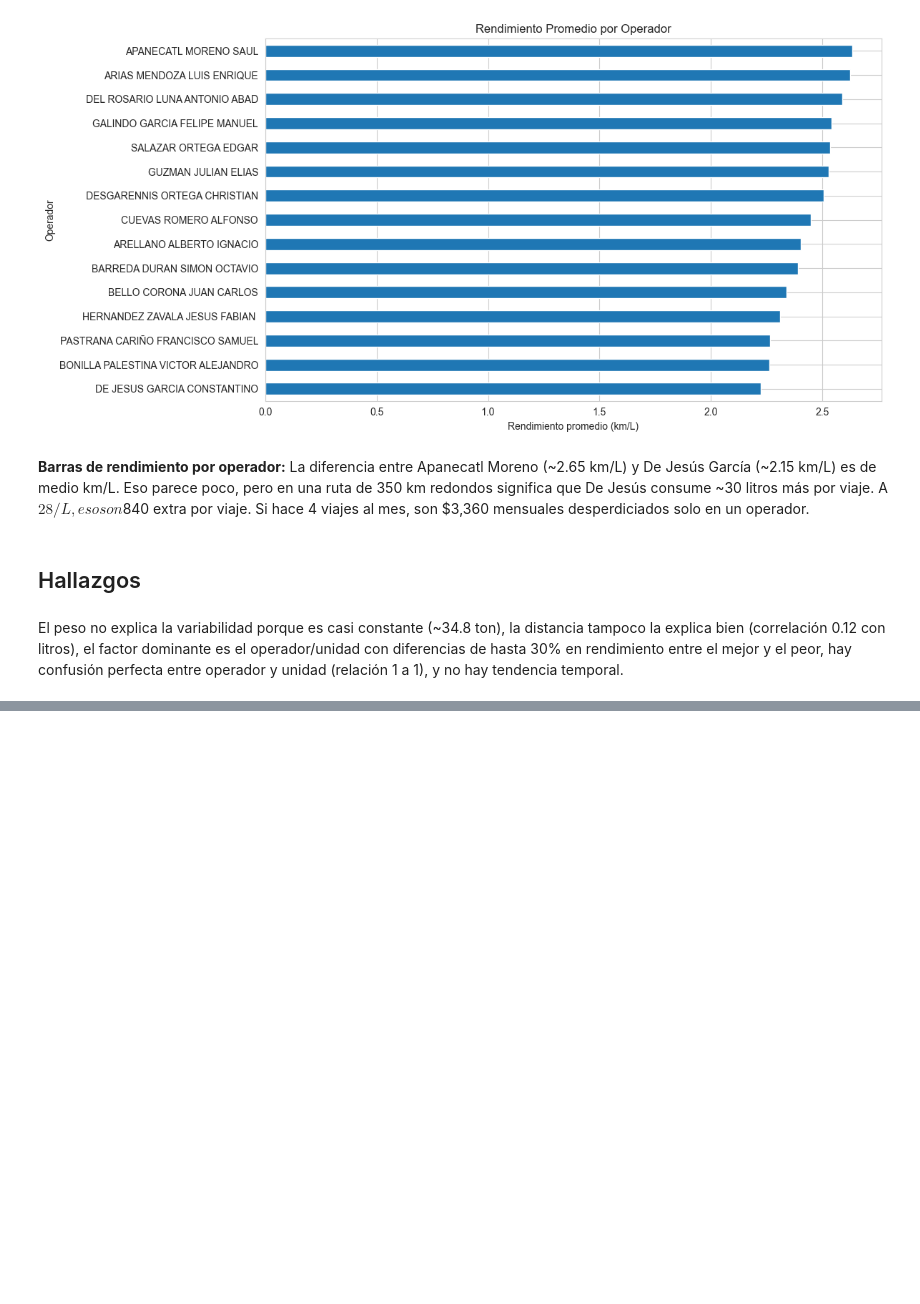
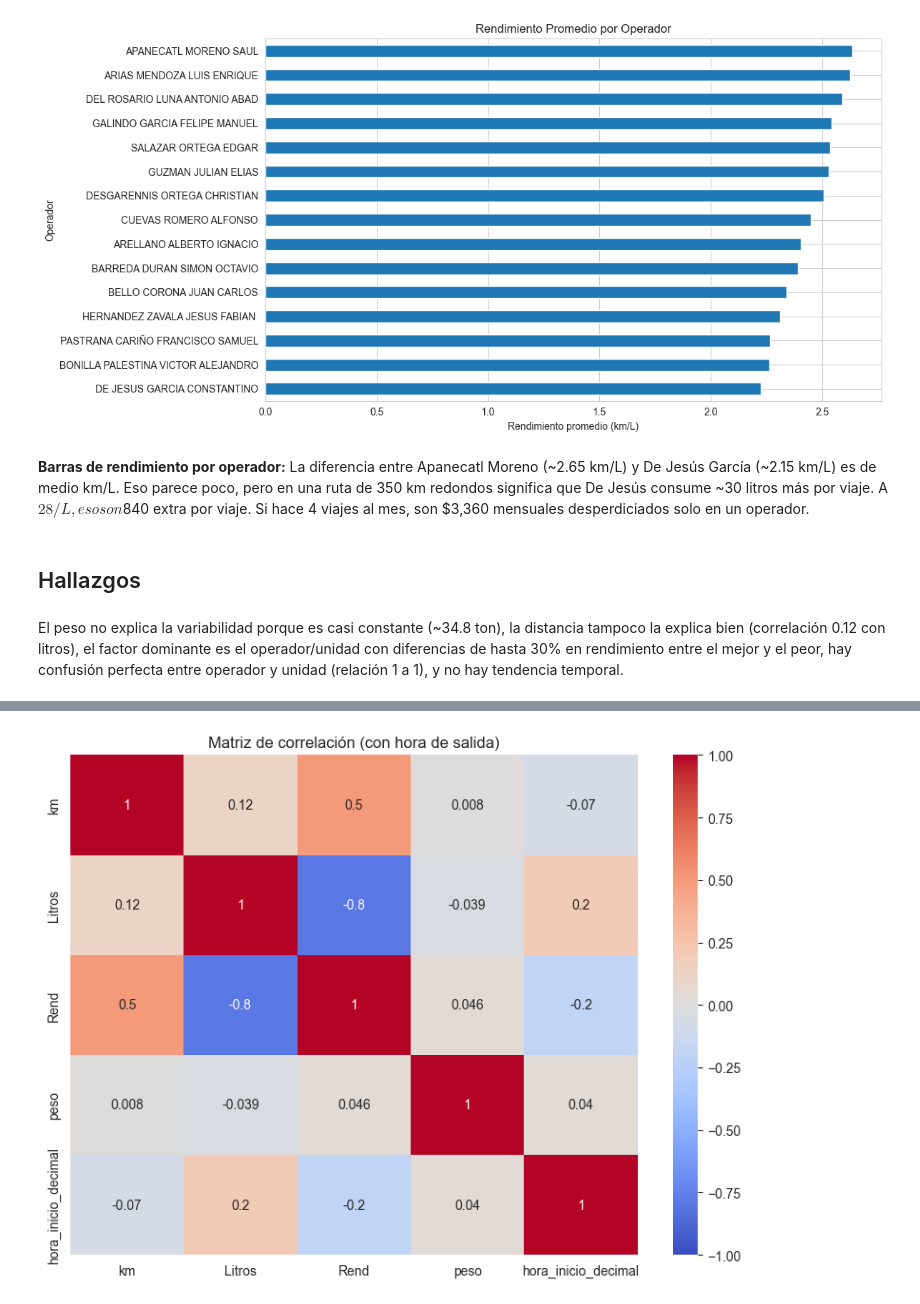
Before and after one commit to mvillafuerte-mav/IIS-Challenge, a Jupyter notebook: notebooks/01_data_understanding.ipynb, the cells around one changed output, grey strips where cells are left out. Saved outputs shown, nothing was run; the diff lists cells and outputs as text; code cells hidden in the pictures; blank space fills up the shorter version.

```diff
--- a/notebooks/01_data_understanding.ipynb
+++ b/notebooks/01_data_understanding.ipynb
@@ -206,0 +287,11 @@ El peso no explica la variabilidad porque es casi constante (~34.8 ton), la dist
+# %%
+cols = ['km', 'Litros', 'Rend', 'peso', 'hora_inicio_decimal']
+corr = df[cols].corr().round(3)
+
+plt.figure(figsize=(8, 6))
+sns.heatmap(corr, annot=True, cmap='coolwarm', center=0, vmin=-1, vmax=1)
+plt.title('Matriz de correlación (con hora de salida)')
+plt.tight_layout()
+plt.show()
+# %% [output]
+[figure, added]
```
Also changed, not shown: parts of 19 cells of this notebook.
